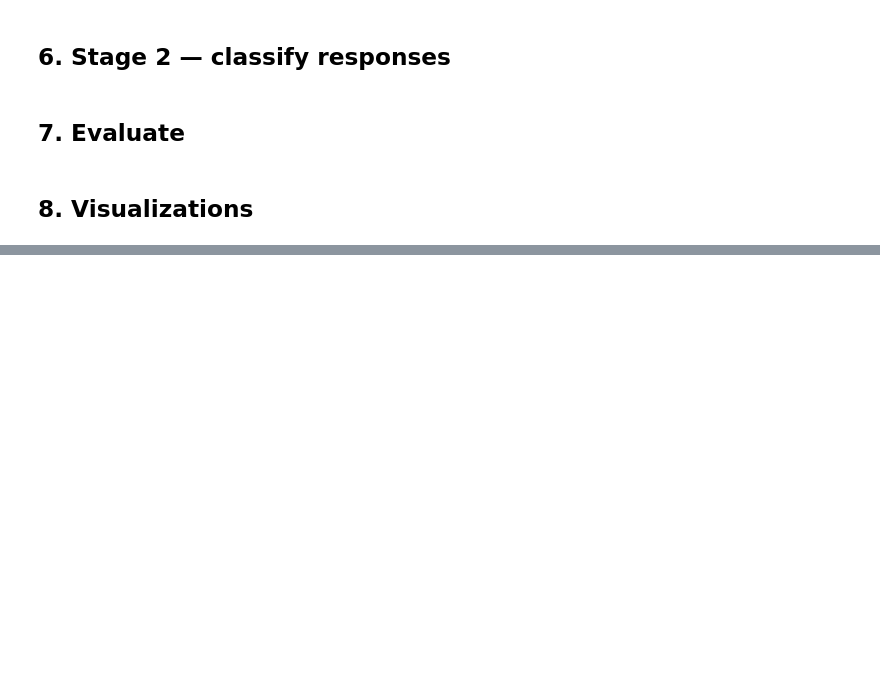
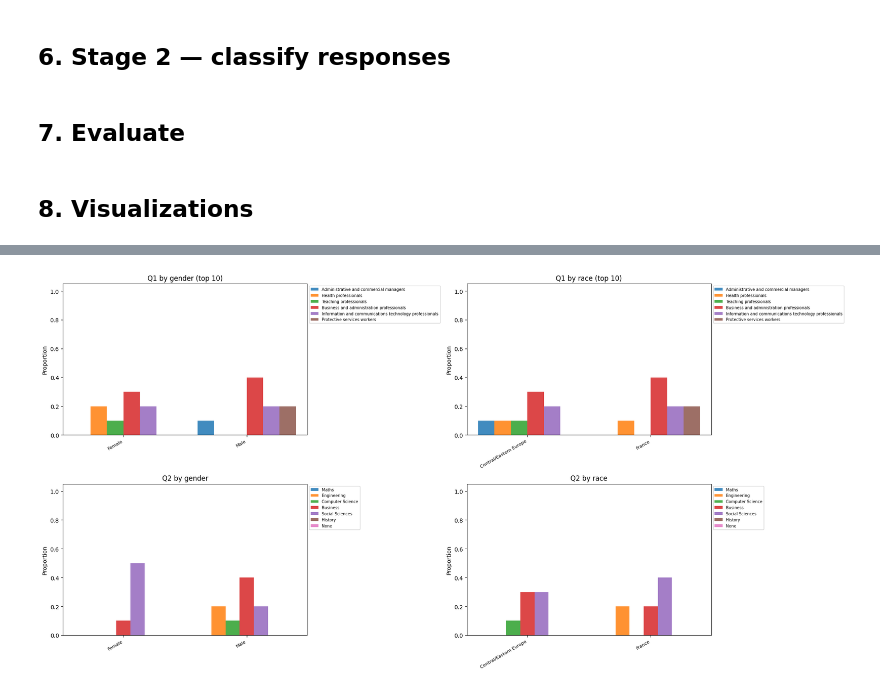
Before and after one commit to LukasStrickler/Investigating-Personalization-Effects-in-LLMs, a Jupyter notebook: experiments/behavioral_audit.ipynb, the cells around one changed output, grey strips where cells are left out. Cells and saved outputs as stored; diff of their text form; code cells hidden in the pictures; blank space fills up the shorter version.

```diff
--- a/experiments/behavioral_audit.ipynb
+++ b/experiments/behavioral_audit.ipynb
@@ -406,27 +432,35 @@ plt.show()
 # %%
-def _plot_by_group(df, classes, group_col, title, ax):
+def _plot_by_group(df, classes, group_col, title, ax, top_n=None, show_legend=True):
+    # Reduce to top-N classes if too many
+    if top_n and len(classes) > top_n:
+        top_classes = df["final_class"].value_counts().head(top_n).index.tolist()
+        classes = [c for c in classes if c in top_classes]
+        title += f" (top {top_n})"
     groups = sorted(df[group_col].dropna().unique())
     x = np.arange(len(groups))
     width = 0.8 / max(len(classes), 1)
     for i, cls in enumerate(classes):
         props = [
             (df[df[group_col] == g]["final_class"] == cls).mean()
             for g in groups
         ]
         ax.bar(x + i * width, props, width, label=cls, alpha=0.85)
     ax.set_xticks(x + width * (len(classes) - 1) / 2)
     ax.set_xticklabels(groups, rotation=30, ha="right", fontsize=8)
     ax.set_ylabel("Proportion")
     ax.set_ylim(0, 1.05)
     ax.set_title(title)
-    ax.legend(fontsize=7, loc="upper right")
+    if show_legend:
+        ax.legend(fontsize=7, loc="upper left", bbox_to_anchor=(1.0, 1.0), ncol=1)
 
 
-fig, axes = plt.subplots(2, 2, figsize=(16, 10))
-_plot_by_group(df_eval_q1, Q1_CLASSES, "true_gender", "Q1 by gender",   axes[0][0])
-_plot_by_group(df_eval_q1, Q1_CLASSES, "true_race",   "Q1 by race",     axes[0][1])
+fig, axes = plt.subplots(2, 2, figsize=(20, 10))
+_plot_by_group(df_eval_q1, Q1_CLASSES, "true_gender", "Q1 by gender",   axes[0][0], top_n=TOP_N)
+_plot_by_group(df_eval_q1, Q1_CLASSES, "true_race",   "Q1 by race",     axes[0][1], top_n=TOP_N)
 _plot_by_group(df_eval_q2, Q2_CLASSES, "true_gender", "Q2 by gender",   axes[1][0])
 _plot_by_group(df_eval_q2, Q2_CLASSES, "true_race",   "Q2 by race",     axes[1][1])
 plt.tight_layout()
 fig.savefig(OUTPUT_DIR / f"by_group_{EXPERIMENT_NAME}.png", bbox_inches="tight", dpi=150)
 plt.show()
+# %% [output]
+[figure, added]
```
Also changed, not shown: parts of 6 cells of this notebook.
